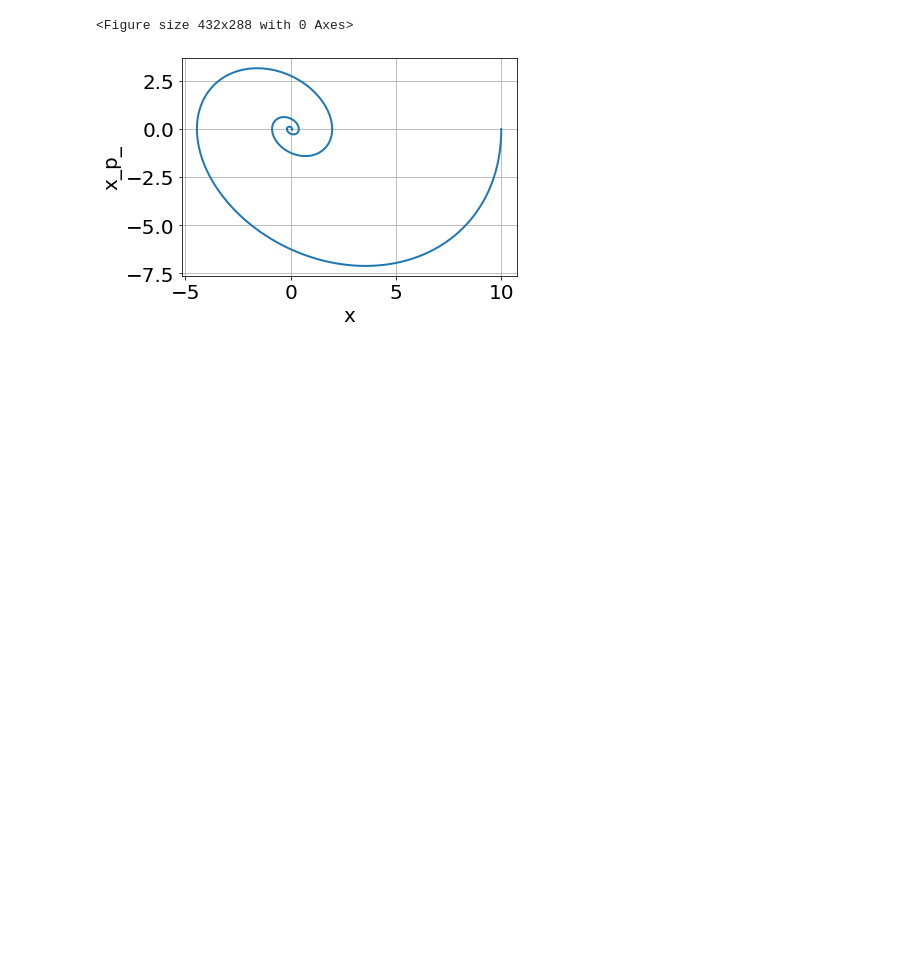
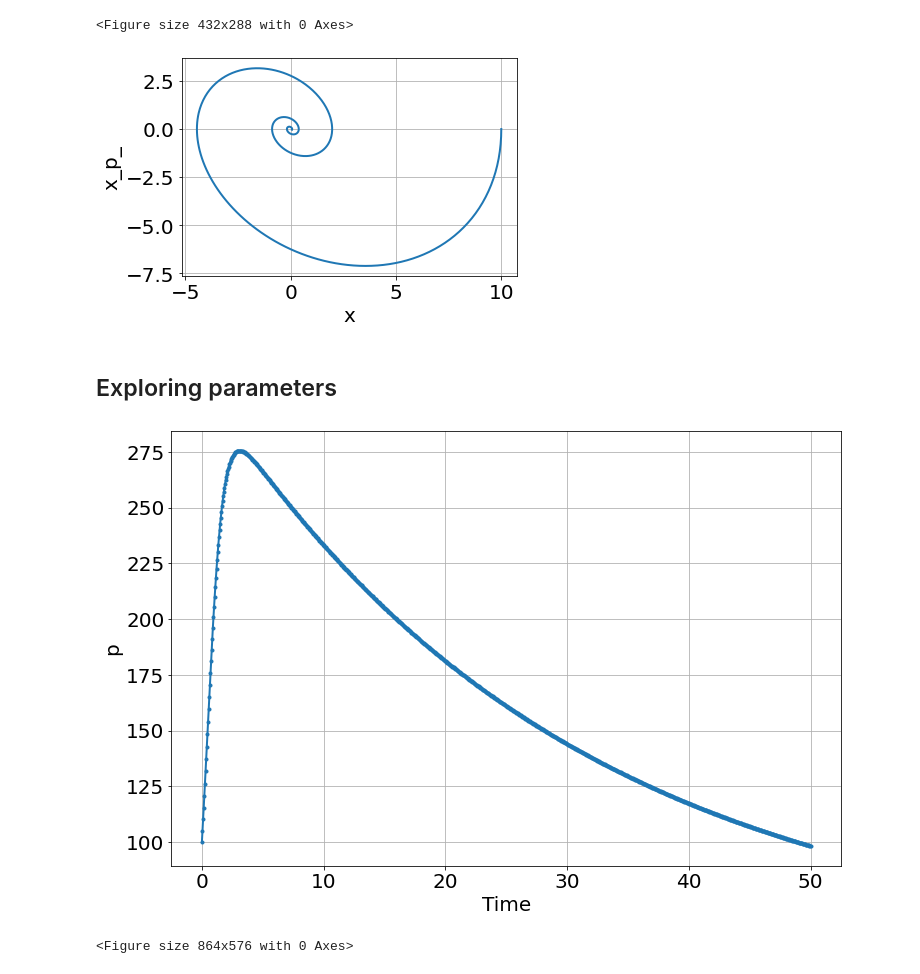
Before and after one commit to bblais/pyndamics3, a Jupyter notebook: 00_core.ipynb, the cells around one changed output. Saved outputs shown, nothing was run; the diff lists cells and outputs as text; code cells hidden in the pictures; blank space fills up the shorter version.

Commit message:
added explore parameters

```diff
--- a/00_core.ipynb
+++ b/00_core.ipynb
@@ -1632,3 +1632,5 @@ sim.run(0,20)
 phase_plot(sim,"x","x_p_")
 # %% [output]
 [figure]
+# %% [markdown]
+## Exploring parameters
@@ -1634,0 +1749,10 @@ phase_plot(sim,"x","x_p_")
+# %%
+sim=Simulation()
+sim.add("p'=a*p*(1-p/K)",100,plot=True)
+sim.add("K'=(50-K)/Kt",300,plot=False)
+sim.params(a=1.5,Kt=30)
+
+sim.run(0,50)
+# %% [output]
+[figure, added]
+<Figure size 864x576 with 0 Axes>
```
Also changed, not shown: parts of 5 cells of this notebook, 4 other files.
